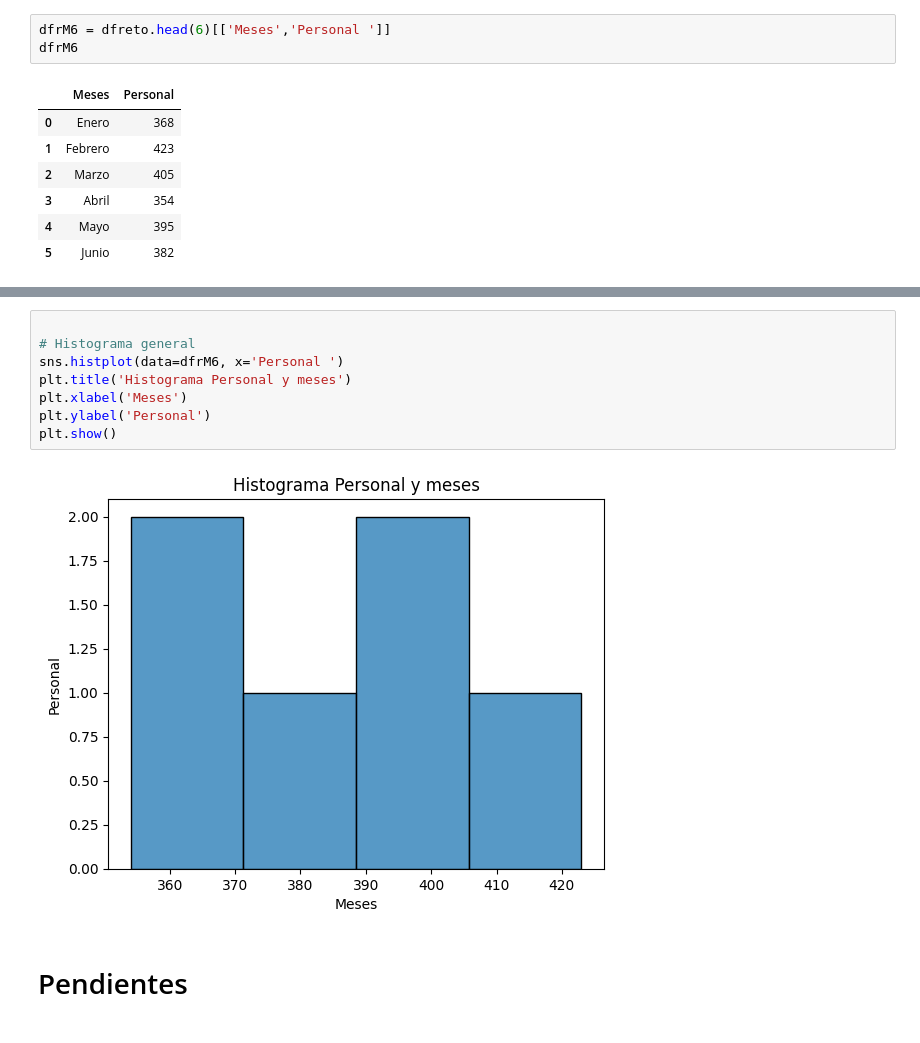
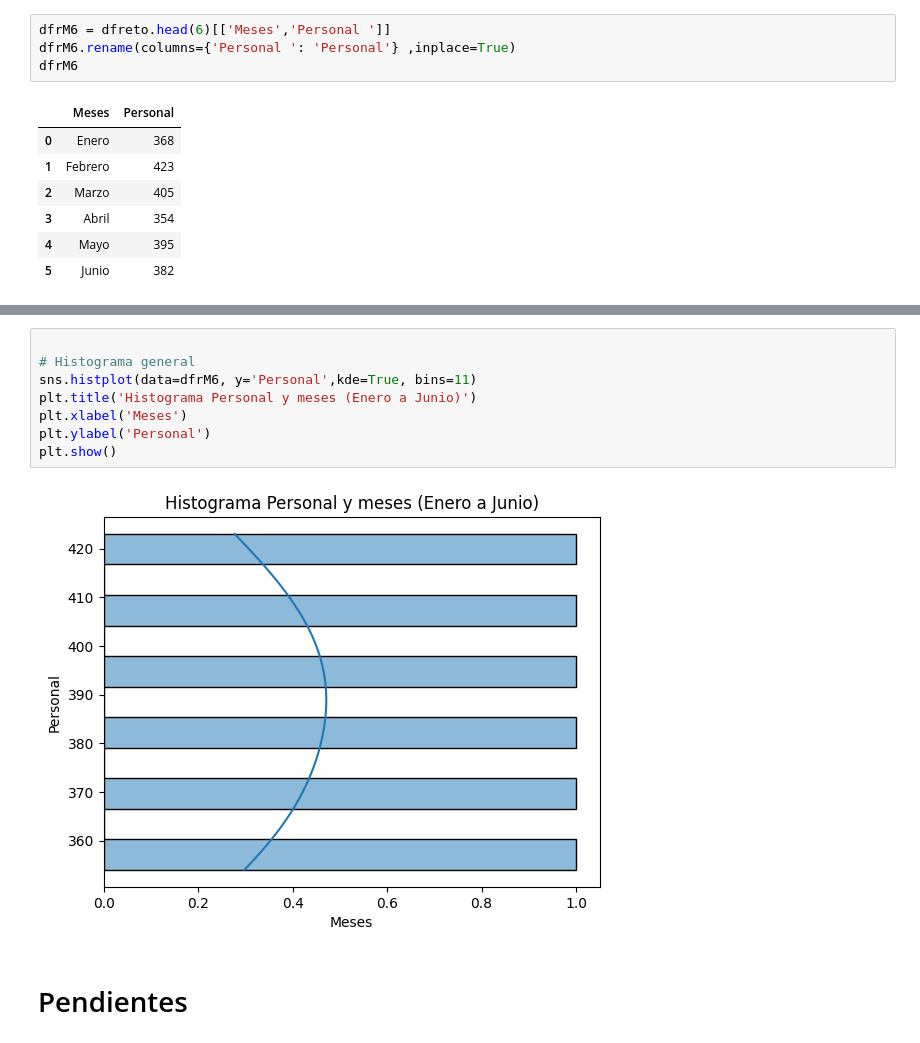
Before and after one commit to jcml002/12Reto, a Jupyter notebook: Reto12.ipynb, the cells around one changed output, grey strips where cells are left out. Saved outputs shown, nothing was run; the diff lists cells and outputs as text.

```diff
--- a/Reto12.ipynb
+++ b/Reto12.ipynb
@@ -176,6 +176,7 @@ plt.show()
 8. Histograma que relacione el personal con el número de meses. Únicamente de enero a junio.
 # %%
 dfrM6 = dfreto.head(6)[['Meses','Personal ']]
+dfrM6.rename(columns={'Personal ': 'Personal'} ,inplace=True)
 dfrM6
 # %% [output]
 |  | Meses | Personal |
@@ -188,13 +197,13 @@ dfrM6
 # %%
 
 # Histograma general
-sns.histplot(data=dfrM6, x='Personal ')
-plt.title('Histograma Personal y meses')
+sns.histplot(data=dfrM6, y='Personal',kde=True, bins=11)
+plt.title('Histograma Personal y meses (Enero a Junio)')
 plt.xlabel('Meses')
 plt.ylabel('Personal')
 plt.show()
 # %% [output]
-[figure, old version]
+[figure, new version]
 # %% [markdown]
 # Pendientes
 # %% [markdown]
```
Also changed, not shown: parts of 1 cell of this notebook.
